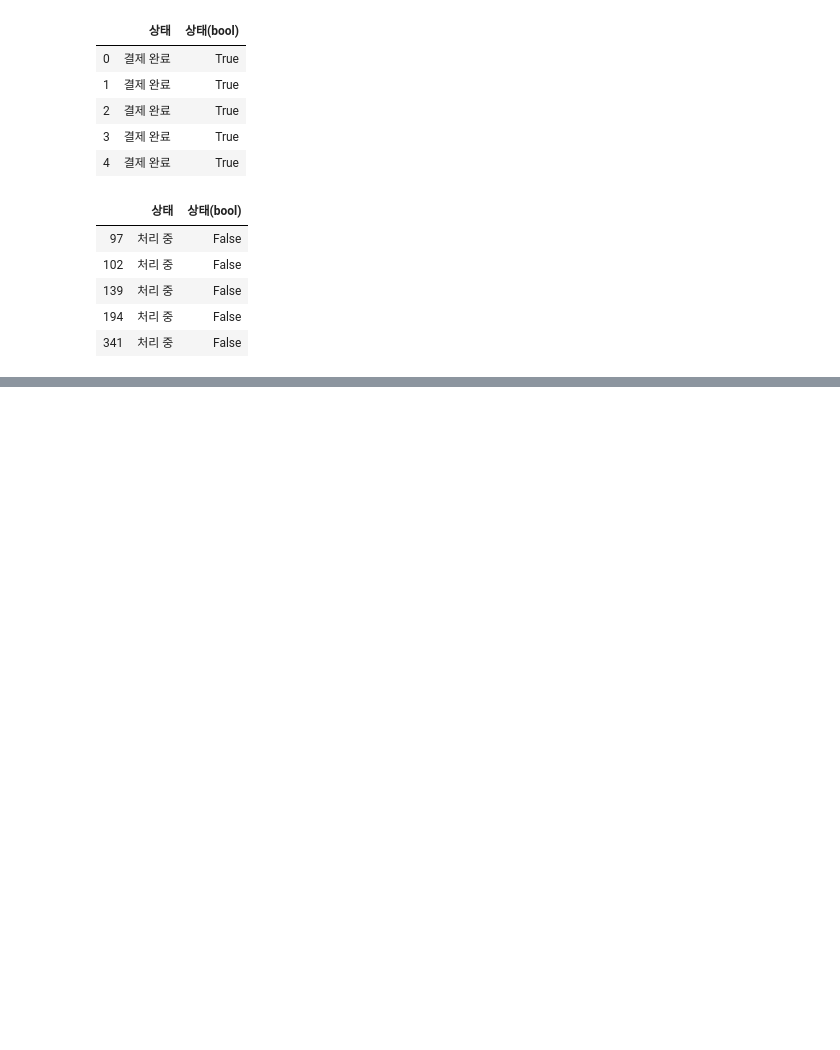
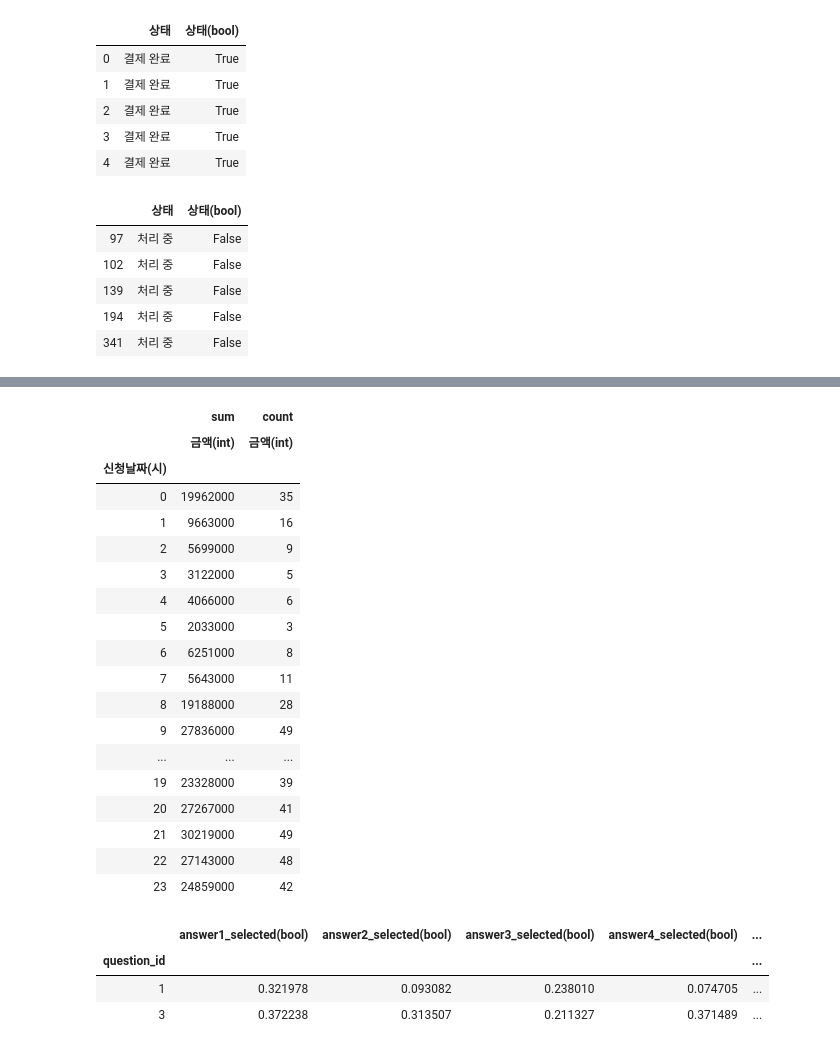
Before and after one commit to eunnyeong/data-analysis, a Jupyter notebook: dsschool_assignment.ipynb, the cells around one changed output, grey strips where cells are left out. Cells and saved outputs as stored; diff of their text form; code cells hidden in the pictures; blank space fills up the shorter version.

```diff
--- a/dsschool_assignment.ipynb
+++ b/dsschool_assignment.ipynb
@@ -253,0 +275,29 @@ dtype: object
+# %%
+# 시간별 결제량의 차이
+
+table = pd.pivot_table(payments,
+                       values = '금액(int)',
+                       index = '신청날짜(시)',
+                       aggfunc = ['sum', 'count'])
+
+table
+# %% [output]
+|  | sum | count |
+|  | 금액(int) | 금액(int) |
+| 신청날짜(시) |  |  |
+| 0 | 19962000 | 35 |
+| 1 | 9663000 | 16 |
+| 2 | 5699000 | 9 |
+| 3 | 3122000 | 5 |
+| 4 | 4066000 | 6 |
+| 5 | 2033000 | 3 |
+| 6 | 6251000 | 8 |
+| 7 | 5643000 | 11 |
+| 8 | 19188000 | 28 |
+| 9 | 27836000 | 49 |
+| ... | ... | ... |
+| 19 | 23328000 | 39 |
+| 20 | 27267000 | 41 |
+| 21 | 30219000 | 49 |
+| 22 | 27143000 | 48 |
+| 23 | 24859000 | 42 |
@@ -253,0 +307,17 @@ dtype: object
+# %%
+# 피벗 테이블을 이용하여 1번, 3번 질문에 대한 응답을 정리
+
+import numpy as np
+
+table = pd.pivot_table(surveys,
+                       values = answer_list,
+                       index = 'question_id',
+                       aggfunc = np.mean)
+
+table = table[answer_list].loc[[1, 3]]
+table
+# %% [output]
+|  | answer1_selected(bool) | answer2_selected(bool) | answer3_selected(bool) | answer4_selected(bool) | ... |
+| question_id |  |  |  |  | ... |
+| 1 | 0.321978 | 0.093082 | 0.238010 | 0.074705 | ... |
+| 3 | 0.372238 | 0.313507 | 0.211327 | 0.371489 | ... |
```
Also changed, not shown: parts of 14 cells of this notebook.
